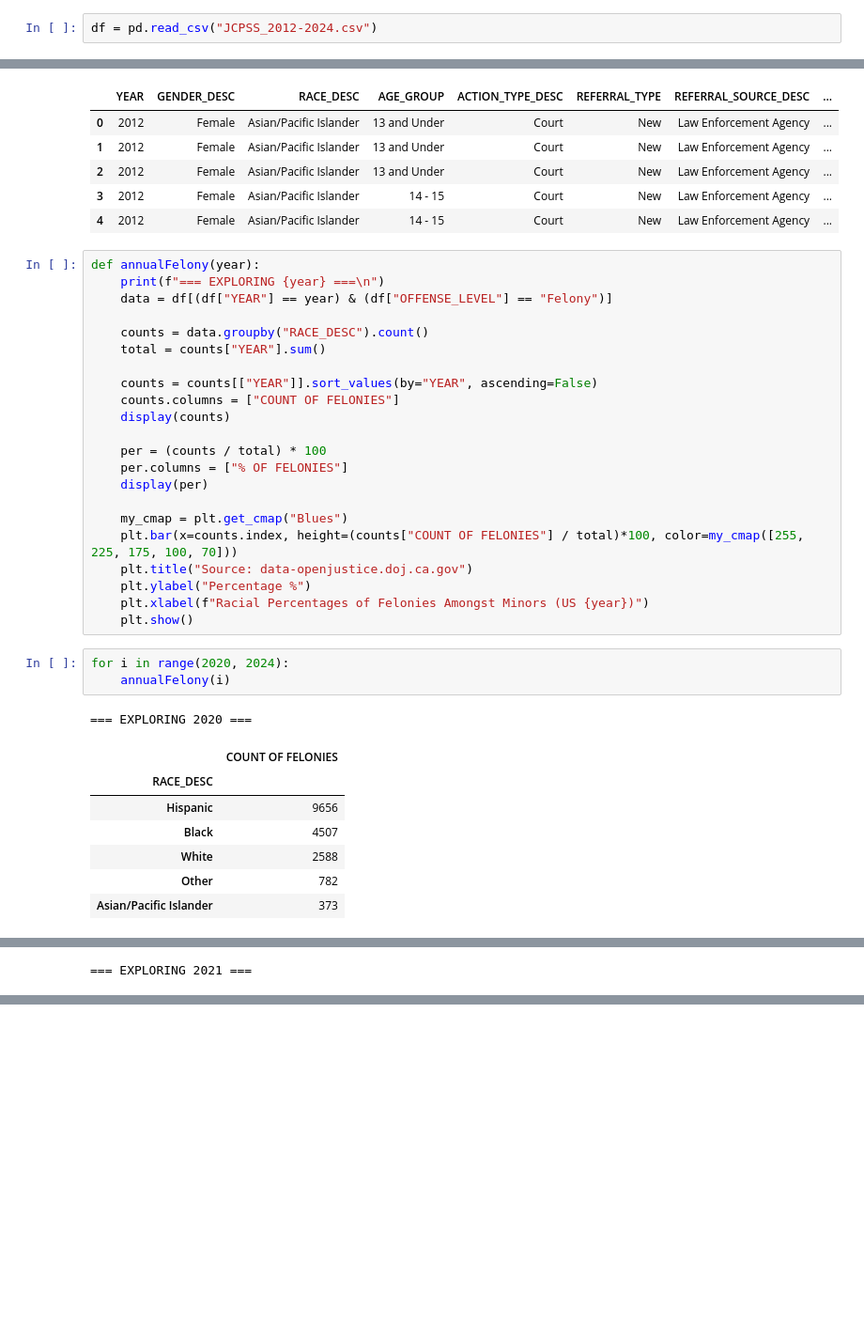
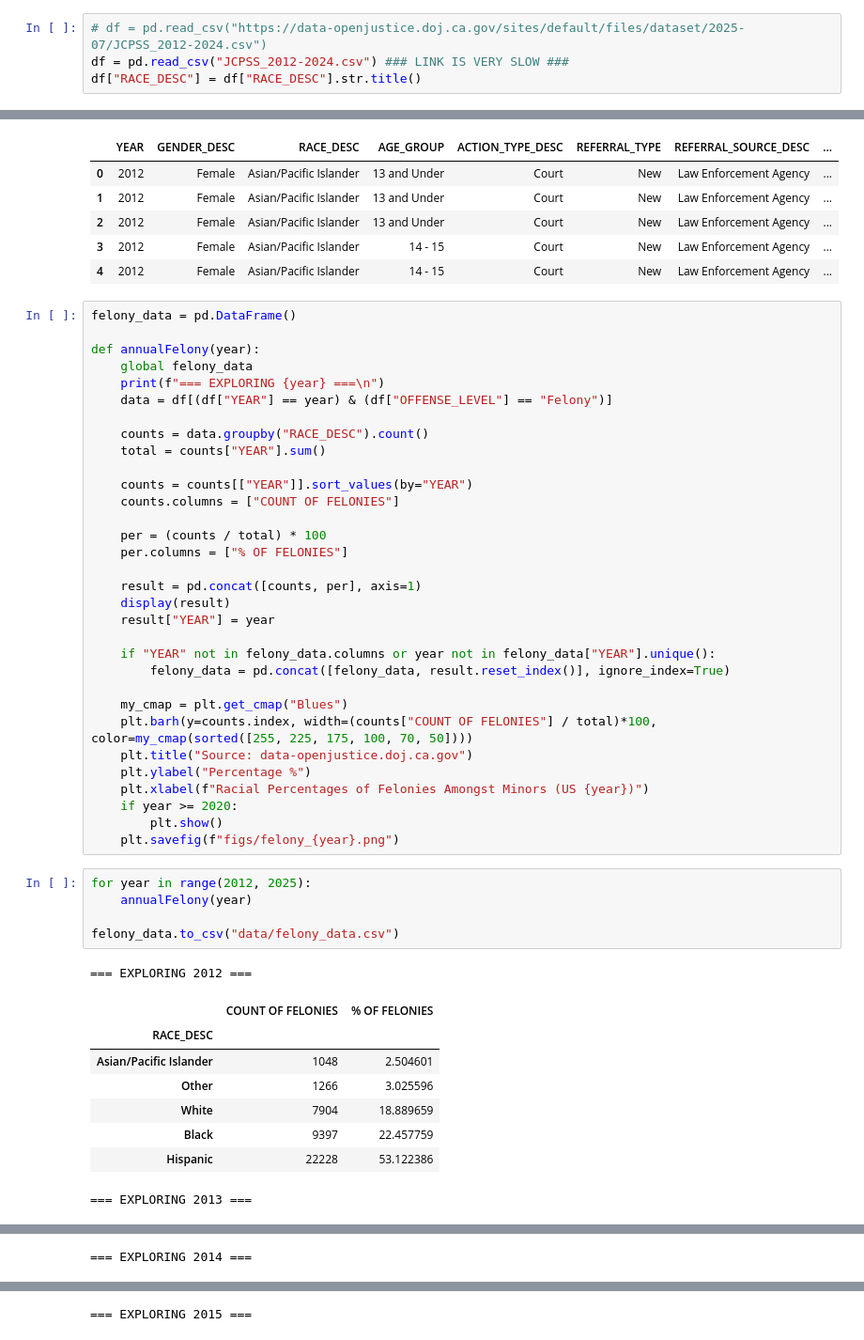
Before and after one commit to katemae/juvenille-eda, a Jupyter notebook: basic-eda.ipynb, the cells around one changed output, grey strips where cells are left out. Shown: that part at 94% size. Drawn from its saved outputs; the diff is of its cells as text; blank space fills up the shorter version.

```diff
--- a/basic-eda.ipynb
+++ b/basic-eda.ipynb
@@ -10,5 +9,7 @@ from matplotlib import colormaps
 # %%
-df = pd.read_csv("JCPSS_2012-2024.csv")
+# df = pd.read_csv("https://data-openjustice.doj.ca.gov/sites/default/files/dataset/2025-07/JCPSS_2012-2024.csv")
+df = pd.read_csv("JCPSS_2012-2024.csv") ### LINK IS VERY SLOW ###
+df["RACE_DESC"] = df["RACE_DESC"].str.title()
 # %%
 df.head()
 # %% [output]
@@ -19,36 +20,49 @@ df.head()
 | 3 | 2012 | Female | Asian/Pacific Islander | 14 - 15 | Court | New | Law Enforcement Agency | ... |
 | 4 | 2012 | Female | Asian/Pacific Islander | 14 - 15 | Court | New | Law Enforcement Agency | ... |
 # %%
+felony_data = pd.DataFrame()
+
 def annualFelony(year):
+    global felony_data
     print(f"=== EXPLORING {year} ===\n")
     data = df[(df["YEAR"] == year) & (df["OFFENSE_LEVEL"] == "Felony")]
 
     counts = data.groupby("RACE_DESC").count()
     total = counts["YEAR"].sum()
 
-    counts = counts[["YEAR"]].sort_values(by="YEAR", ascending=False)
+    counts = counts[["YEAR"]].sort_values(by="YEAR")
     counts.columns = ["COUNT OF FELONIES"]
-    display(counts)
 
     per = (counts / total) * 100
     per.columns = ["% OF FELONIES"]
-    display(per)
+
+    result = pd.concat([counts, per], axis=1)
+    display(result)
+    result["YEAR"] = year
+
+    if "YEAR" not in felony_data.columns or year not in felony_data["YEAR"].unique():
+        felony_data = pd.concat([felony_data, result.reset_index()], ignore_index=True)
 
     my_cmap = plt.get_cmap("Blues")
-    plt.bar(x=counts.index, height=(counts["COUNT OF FELONIES"] / total)*100, color=my_cmap([255, 225, 175, 100, 70]))
+    plt.barh(y=counts.index, width=(counts["COUNT OF FELONIES"] / total)*100, color=my_cmap(sorted([255, 225, 175, 100, 70, 50])))
     plt.title("Source: data-openjustice.doj.ca.gov")
     plt.ylabel("Percentage %")
     plt.xlabel(f"Racial Percentages of Felonies Amongst Minors (US {year})")
-    plt.show()
+    if year >= 2020:
+        plt.show()
+    plt.savefig(f"figs/felony_{year}.png")
 # %%
-for i in range(2020, 2024):
-    annualFelony(i)
+for year in range(2012, 2025):
+    annualFelony(year)
+
+felony_data.to_csv("data/felony_data.csv")
 # %% [output]
-=== EXPLORING 2020 ===
+=== EXPLORING 2012 ===
-|  | COUNT OF FELONIES |
-| RACE_DESC |  |
-| Hispanic | 9656 |
-| Black | 4507 |
-| White | 2588 |
-| Other | 782 |
-| Asian/Pacific Islander | 373 |
+|  | COUNT OF FELONIES | % OF FELONIES |
+| RACE_DESC |  |  |
+| Asian/Pacific Islander | 1048 | 2.504601 |
+| Other | 1266 | 3.025596 |
+| White | 7904 | 18.889659 |
+| Black | 9397 | 22.457759 |
+| Hispanic | 22228 | 53.122386 |
+=== EXPLORING 2013 ===
@@ -63 +76 @@ for i in range(2020, 2024):
-=== EXPLORING 2021 ===
+=== EXPLORING 2014 ===
@@ -70,0 +84 @@ for i in range(2020, 2024):
+=== EXPLORING 2015 ===
```
Also changed, not shown: parts of 5 cells of this notebook, 28 other files.
